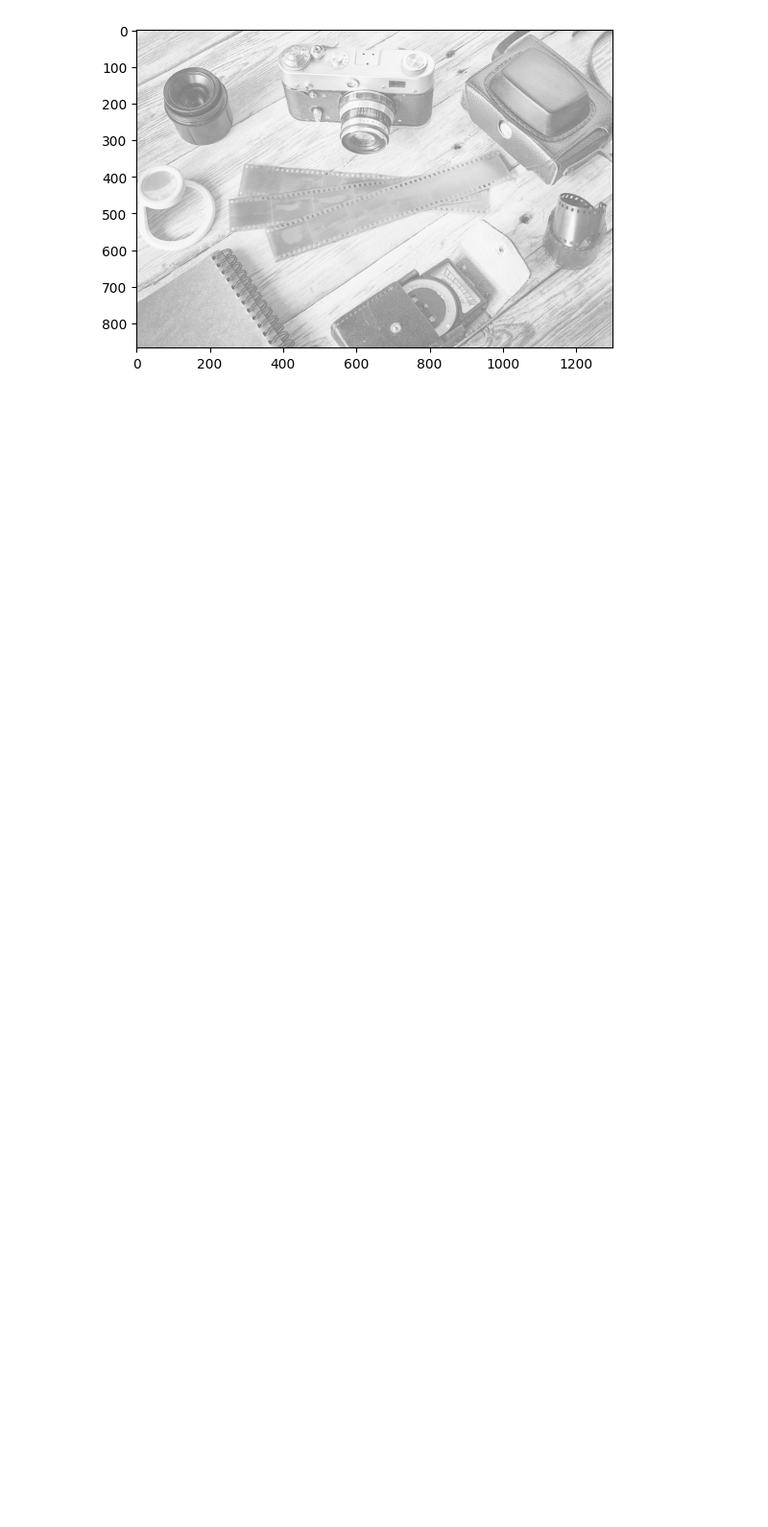
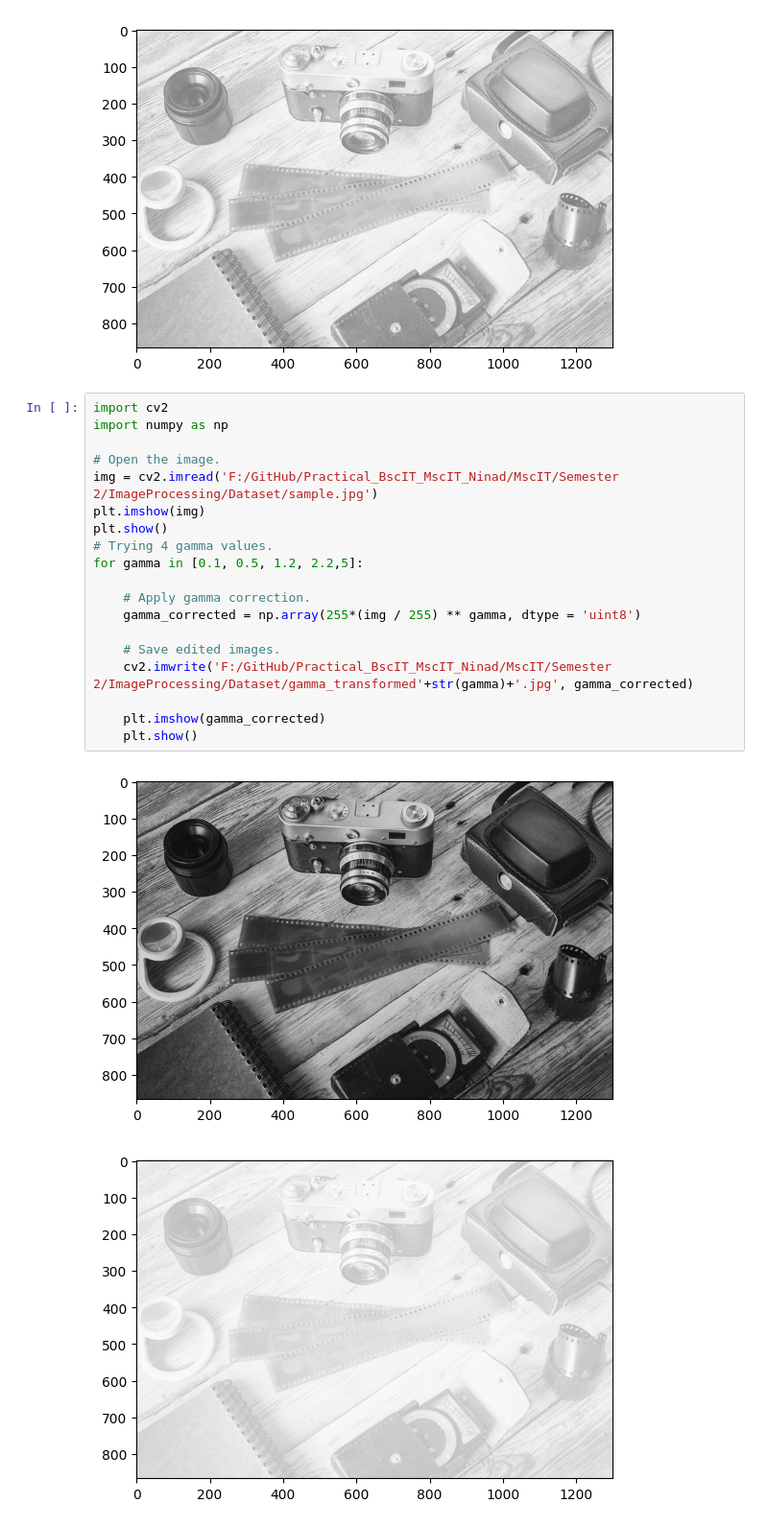
Before and after one commit to NinadKarlekar/Practical_BscIT_MscIT_Ninad, a Jupyter notebook: MscIT/Semester 2/ImageProcessing/Practical 4/prac4a_Log&PowerLawtransformations.ipynb, the cells around one changed output. Shown at 96% size. Saved outputs shown, nothing was run; the diff lists cells and outputs as text; blank space fills up the shorter version.

```diff
--- a/MscIT/Semester 2/ImageProcessing/Practical 4/prac4a_Log&PowerLawtransformations.ipynb
+++ b/MscIT/Semester 2/ImageProcessing/Practical 4/prac4a_Log&PowerLawtransformations.ipynb
@@ -23,3 +31,25 @@ plt.show()
 # %% [output]
 [figure]
 [figure]
+# %%
+import cv2
+import numpy as np
+
+# Open the image.
+img = cv2.imread('F:/GitHub/Practical_BscIT_MscIT_Ninad/MscIT/Semester 2/ImageProcessing/Dataset/sample.jpg')
+plt.imshow(img)
+plt.show()
+# Trying 4 gamma values.
+for gamma in [0.1, 0.5, 1.2, 2.2,5]:
+
+    # Apply gamma correction.
+    gamma_corrected = np.array(255*(img / 255) ** gamma, dtype = 'uint8')
+
+    # Save edited images.
+    cv2.imwrite('F:/GitHub/Practical_BscIT_MscIT_Ninad/MscIT/Semester 2/ImageProcessing/Dataset/gamma_transformed'+str(gamma)+'.jpg', gamma_corrected)
+
+    plt.imshow(gamma_corrected)
+    plt.show()
+# %% [output]
+[figure, added]
+[figure, added]
```
Also changed, not shown: parts of 3 cells of this notebook, 6 other files.
